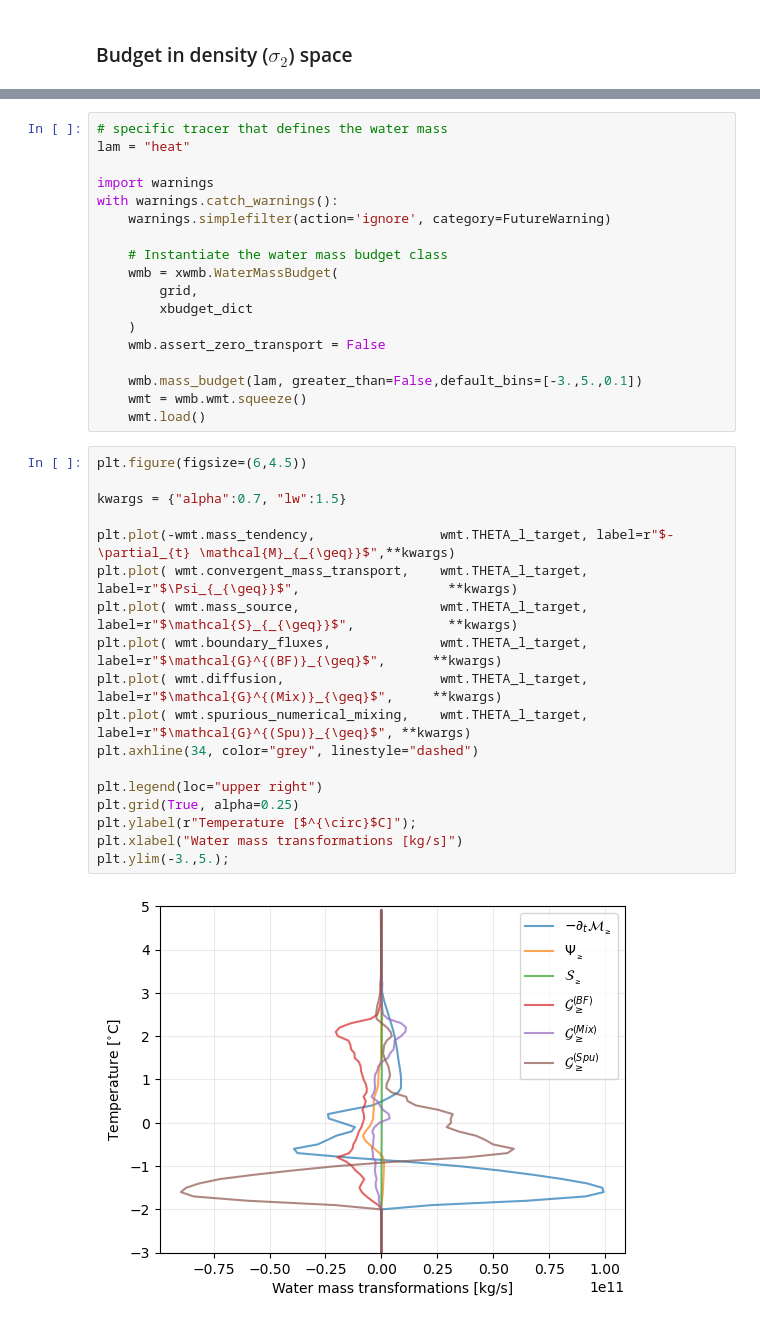
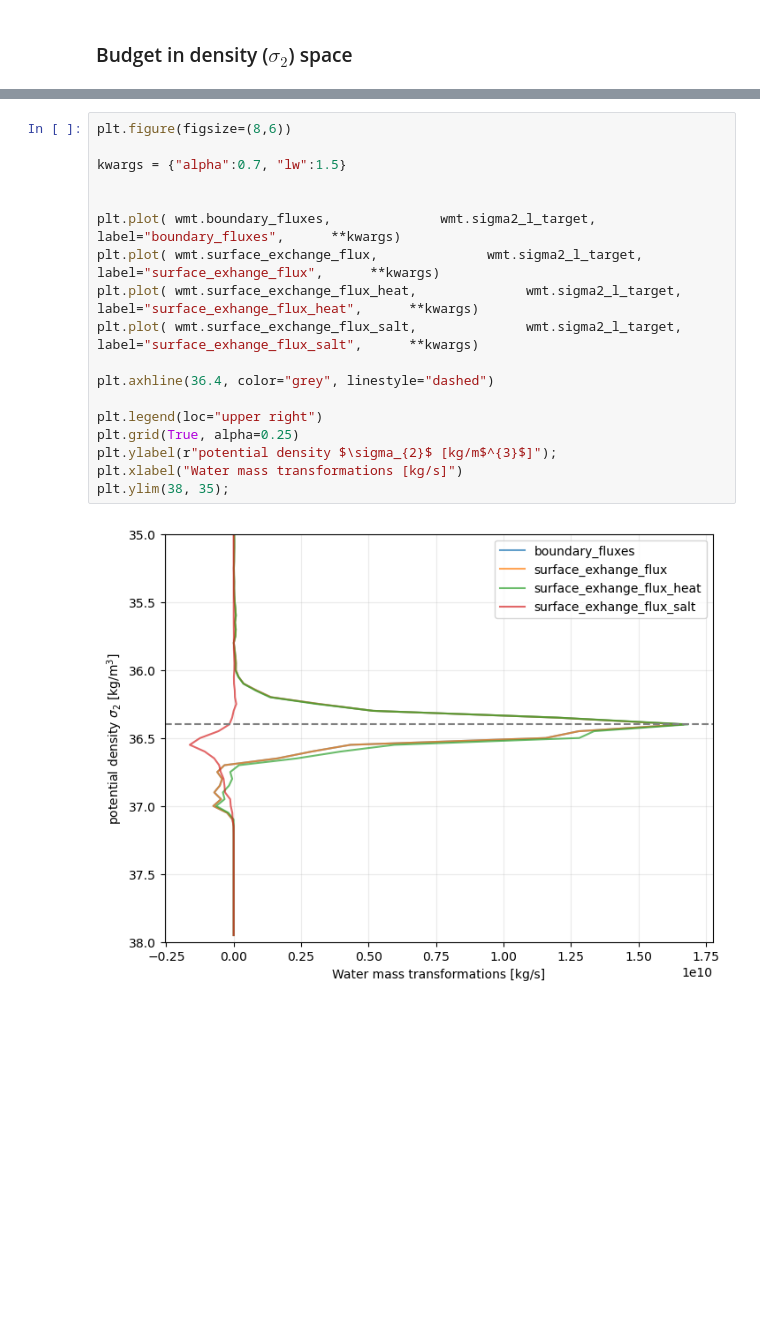
Before and after one commit to NelsonPoumaere/SOSE-budgets-closure, a Jupyter notebook: SOSE_water_mass_budgets.ipynb, the cells around one changed output, grey strips where cells are left out. Drawn from its saved outputs; the diff is of its cells as text; blank space fills up the shorter version.

```diff
--- a/SOSE_water_mass_budgets.ipynb
+++ b/SOSE_water_mass_budgets.ipynb
@@ -149,38 +155,20 @@ plt.ylim(38, 32);
-# %%
-# specific tracer that defines the water mass
-lam = "heat"
-
-import warnings
-with warnings.catch_warnings():
-    warnings.simplefilter(action='ignore', category=FutureWarning)
-
-    # Instantiate the water mass budget class
-    wmb = xwmb.WaterMassBudget(
-        grid,
-        xbudget_dict
-    )
-    wmb.assert_zero_transport = False
-
-    wmb.mass_budget(lam, greater_than=False,default_bins=[-3.,5.,0.1])
-    wmt = wmb.wmt.squeeze()
-    wmt.load()
-# %%
-plt.figure(figsize=(6,4.5))
-
-kwargs = {"alpha":0.7, "lw":1.5}
-
-plt.plot(-wmt.mass_tendency,                wmt.THETA_l_target, label=r"$-\partial_{t} \mathcal{M}_{_{\geq}}$",**kwargs)
-plt.plot( wmt.convergent_mass_transport,    wmt.THETA_l_target, label=r"$\Psi_{_{\geq}}$",                   **kwargs)
-plt.plot( wmt.mass_source,                  wmt.THETA_l_target, label=r"$\mathcal{S}_{_{\geq}}$",            **kwargs)
-plt.plot( wmt.boundary_fluxes,              wmt.THETA_l_target, label=r"$\mathcal{G}^{(BF)}_{\geq}$",      **kwargs)
-plt.plot( wmt.diffusion,                    wmt.THETA_l_target, label=r"$\mathcal{G}^{(Mix)}_{\geq}$",     **kwargs)
-plt.plot( wmt.spurious_numerical_mixing,    wmt.THETA_l_target, label=r"$\mathcal{G}^{(Spu)}_{\geq}$", **kwargs)
-plt.axhline(34, color="grey", linestyle="dashed")
-
-plt.legend(loc="upper right")
-plt.grid(True, alpha=0.25)
-plt.ylabel(r"Temperature [$^{\circ}$C]");
-plt.xlabel("Water mass transformations [kg/s]")
-plt.ylim(-3.,5.);
-# %% [output]
-[figure, removed]
+# %%
+plt.figure(figsize=(8,6))
+
+kwargs = {"alpha":0.7, "lw":1.5}
+
+
+plt.plot( wmt.boundary_fluxes,              wmt.sigma2_l_target, label="boundary_fluxes",      **kwargs)
+plt.plot( wmt.surface_exchange_flux,              wmt.sigma2_l_target, label="surface_exhange_flux",      **kwargs)
+plt.plot( wmt.surface_exchange_flux_heat,              wmt.sigma2_l_target, label="surface_exhange_flux_heat",      **kwargs)
+plt.plot( wmt.surface_exchange_flux_salt,              wmt.sigma2_l_target, label="surface_exhange_flux_salt",      **kwargs)
+
+plt.axhline(36.4, color="grey", linestyle="dashed")
+
+plt.legend(loc="upper right")
+plt.grid(True, alpha=0.25)
+plt.ylabel(r"potential density $\sigma_{2}$ [kg/m$^{3}$]");
+plt.xlabel("Water mass transformations [kg/s]")
+plt.ylim(38, 35);
+# %% [output]
+[figure, added]
```
Also changed, not shown: parts of 17 cells of this notebook.
